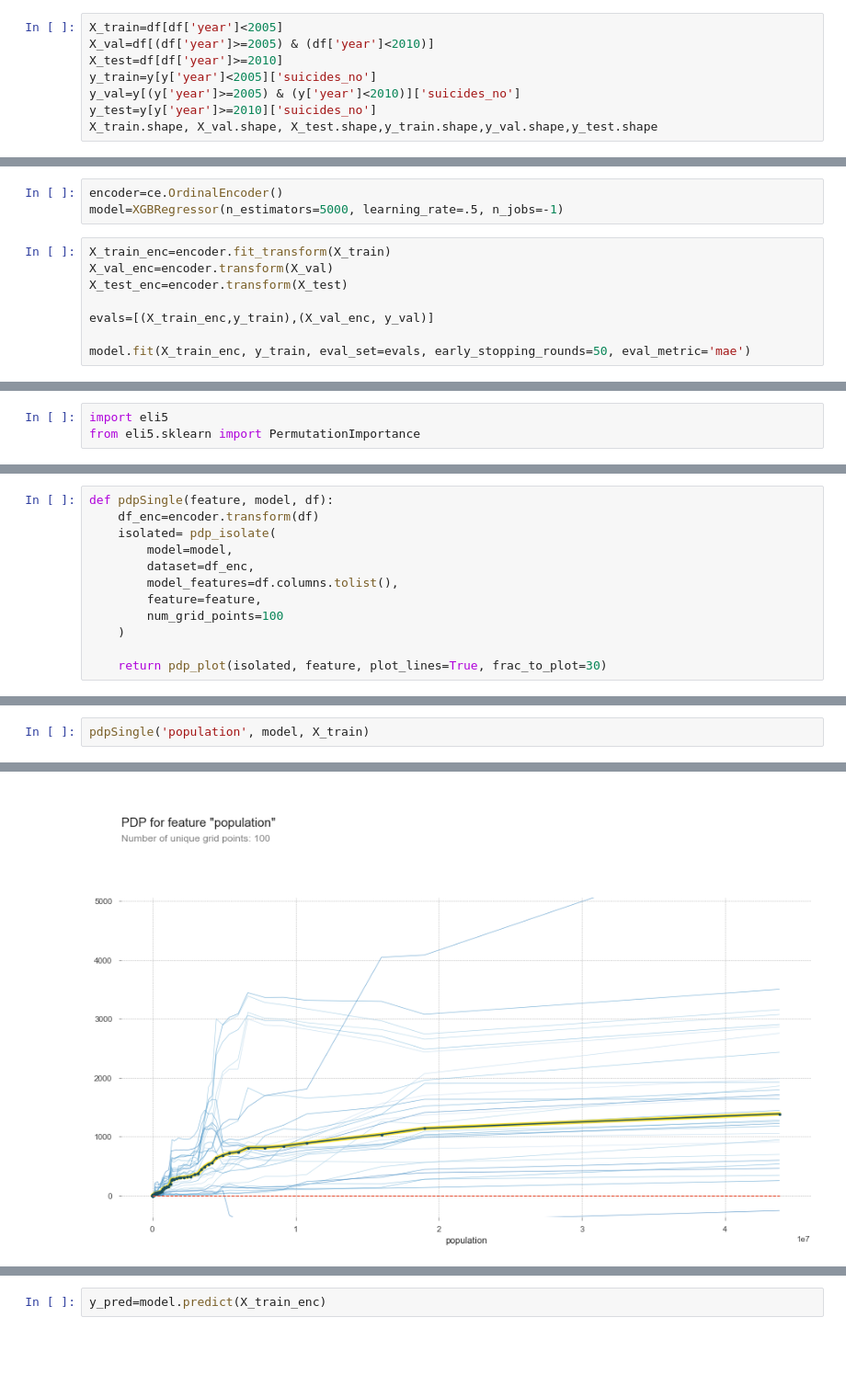
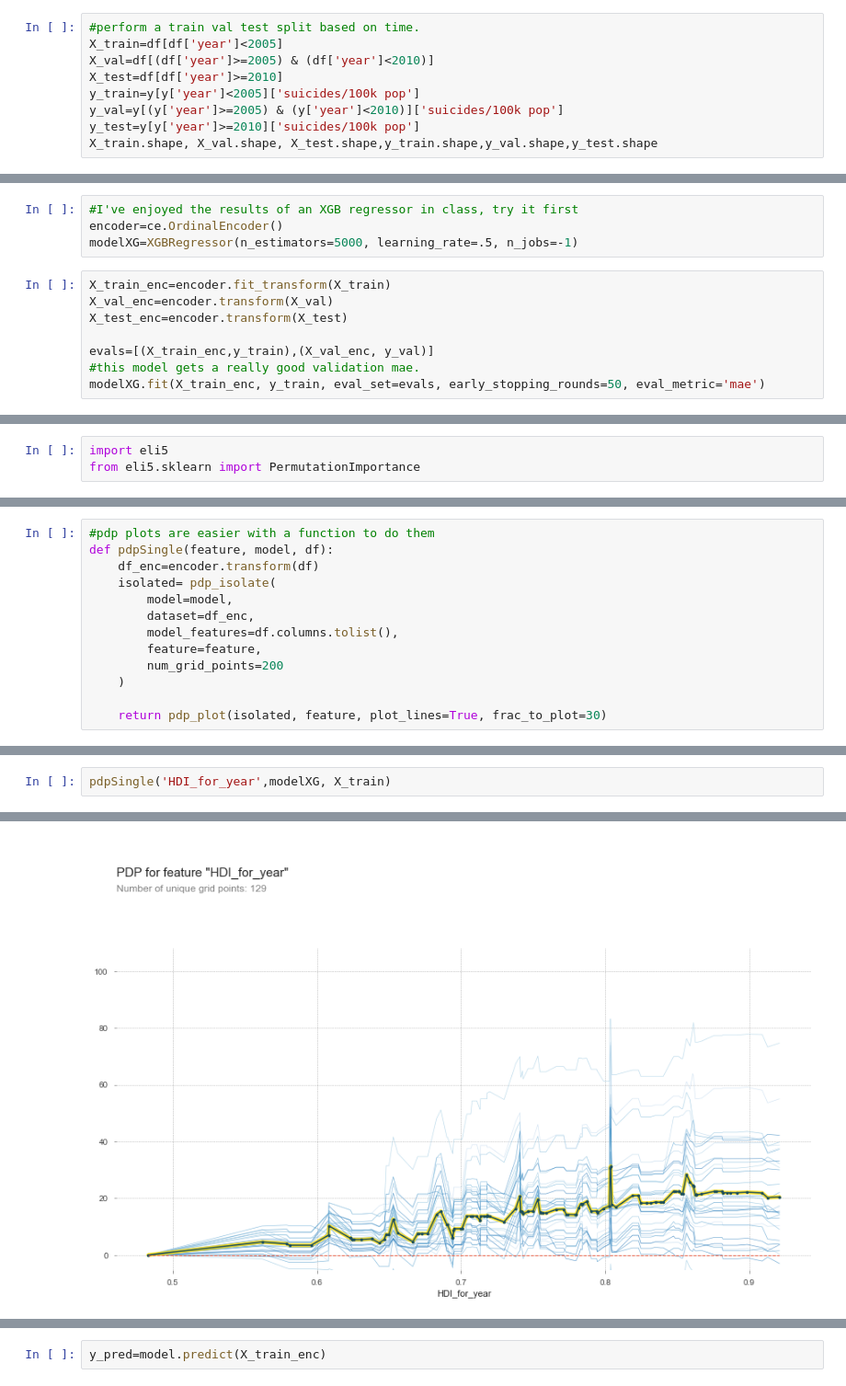
Before and after one commit to eyvonne/Unit_2_Project, a Jupyter notebook: Suicides/Modeling-Copy1.ipynb, the cells around one changed output, grey strips where cells are left out. Shown at 92% size. Saved outputs shown, nothing was run; the diff lists cells and outputs as text; blank space fills up the shorter version.

```diff
--- a/Suicides/Modeling-Copy1.ipynb
+++ b/Suicides/Modeling-Copy1.ipynb
@@ -62,10 +79,11 @@ This code splits them up by the year and I think I like the split
 # %%
+#perform a train val test split based on time.
 X_train=df[df['year']<2005]
 X_val=df[(df['year']>=2005) & (df['year']<2010)]
 X_test=df[df['year']>=2010]
-y_train=y[y['year']<2005]['suicides_no']
-y_val=y[(y['year']>=2005) & (y['year']<2010)]['suicides_no']
-y_test=y[y['year']>=2010]['suicides_no']
+y_train=y[y['year']<2005]['suicides/100k pop']
+y_val=y[(y['year']>=2005) & (y['year']<2010)]['suicides/100k pop']
+y_test=y[y['year']>=2010]['suicides/100k pop']
 X_train.shape, X_val.shape, X_test.shape,y_train.shape,y_val.shape,y_test.shape
 # %% [output]
 ((15840, 9), (4896, 9), (5598, 9), (15840,), (4896,), (5598,))
@@ -79,12 +97,13 @@ mean_absolute_error(y_train, y_pred)
 # %%
+#I've enjoyed the results of an XGB regressor in class, try it first
 encoder=ce.OrdinalEncoder()
-model=XGBRegressor(n_estimators=5000, learning_rate=.5, n_jobs=-1)
+modelXG=XGBRegressor(n_estimators=5000, learning_rate=.5, n_jobs=-1)
 # %%
 X_train_enc=encoder.fit_transform(X_train)
 X_val_enc=encoder.transform(X_val)
 X_test_enc=encoder.transform(X_test)
 
 evals=[(X_train_enc,y_train),(X_val_enc, y_val)]
-
-model.fit(X_train_enc, y_train, eval_set=evals, early_stopping_rounds=50, eval_metric='mae')
+#this model gets a really good validation mae.
+modelXG.fit(X_train_enc, y_train, eval_set=evals, early_stopping_rounds=50, eval_metric='mae')
 # %% [output]
@@ -255,4 +282,5 @@ eli5.show_weights(
 # %%
+#pdp plots are easier with a function to do them
 def pdpSingle(feature, model, df):
     df_enc=encoder.transform(df)
     isolated= pdp_isolate(
@@ -260,7 +288,7 @@ def pdpSingle(feature, model, df):
         dataset=df_enc,
         model_features=df.columns.tolist(),
         feature=feature,
-        num_grid_points=100
+        num_grid_points=200
     )
 
     return pdp_plot(isolated, feature, plot_lines=True, frac_to_plot=30)
@@ -267,8 +303,8 @@ def pdpSingle(feature, model, df):
 # %%
-pdpSingle('population', model, X_train)
+pdpSingle('HDI_for_year',modelXG, X_train)
 # %% [output]
 (<Figure size 1080x684 with 2 Axes>,
  {'title_ax': <matplotlib.axes._subplots.AxesSubplot at 0x...>,
   'pdp_ax': <matplotlib.axes._subplots.AxesSubplot at 0x...>})
-[figure, old version]
+[figure, new version]
 # %%
```
Also changed, not shown: parts of 42 cells of this notebook, 1 other file.
